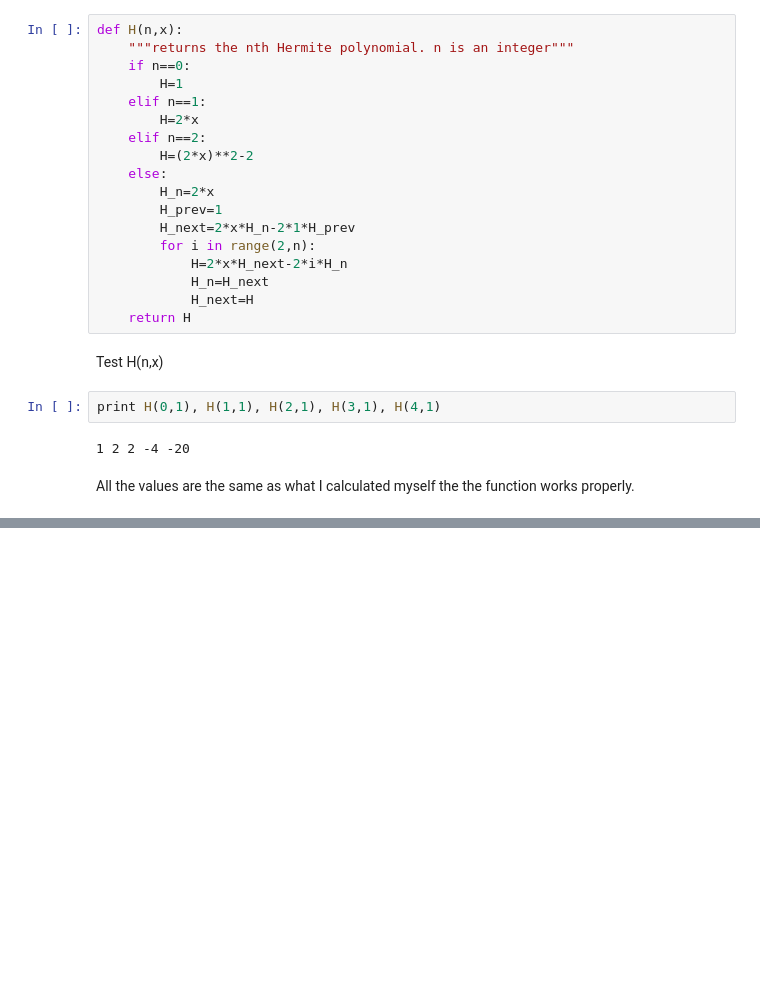
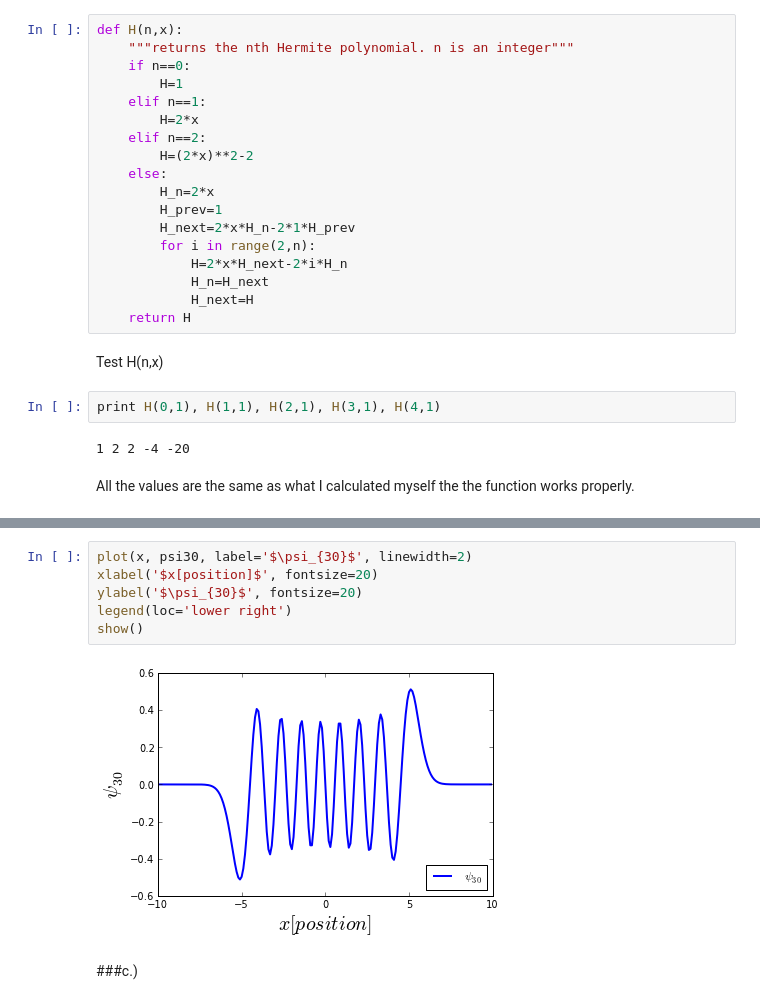
Before and after one commit to npilgram/PHYS202-S13, a Jupyter notebook: Week5/NumericalIntegrationEx4.ipynb, the cells around one changed output, grey strips where cells are left out. Saved outputs shown, nothing was run; the diff lists cells and outputs as text; blank space fills up the shorter version.

```diff
--- a/Week5/NumericalIntegrationEx4.ipynb
+++ b/Week5/NumericalIntegrationEx4.ipynb
@@ -117,0 +145,10 @@ All the values are the same as what I calculated myself the the function works p
+# %%
+plot(x, psi30, label='$\psi_{30}$', linewidth=2)
+xlabel('$x[position]$', fontsize=20)
+ylabel('$\psi_{30}$', fontsize=20)
+legend(loc='lower right')
+show()
+# %% [output]
+[figure, added]
+# %% [markdown]
+###c.)
```
Also changed, not shown: parts of 11 cells of this notebook.
